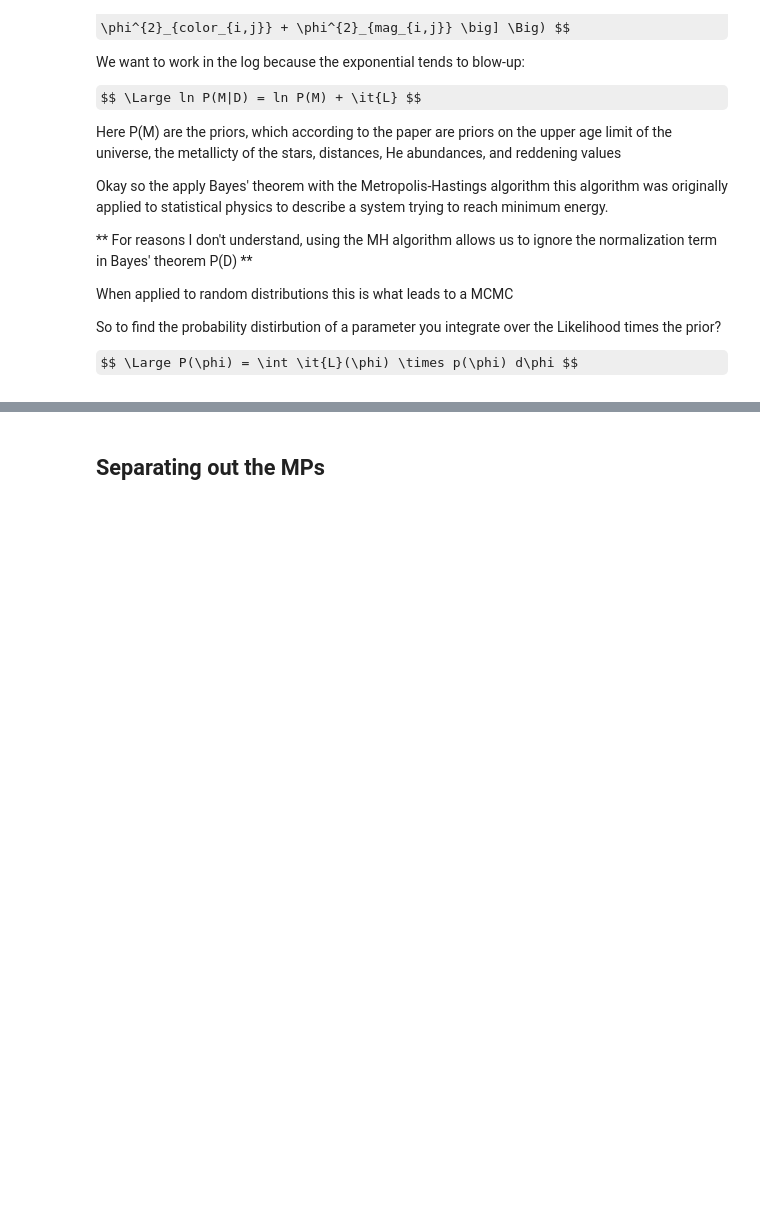
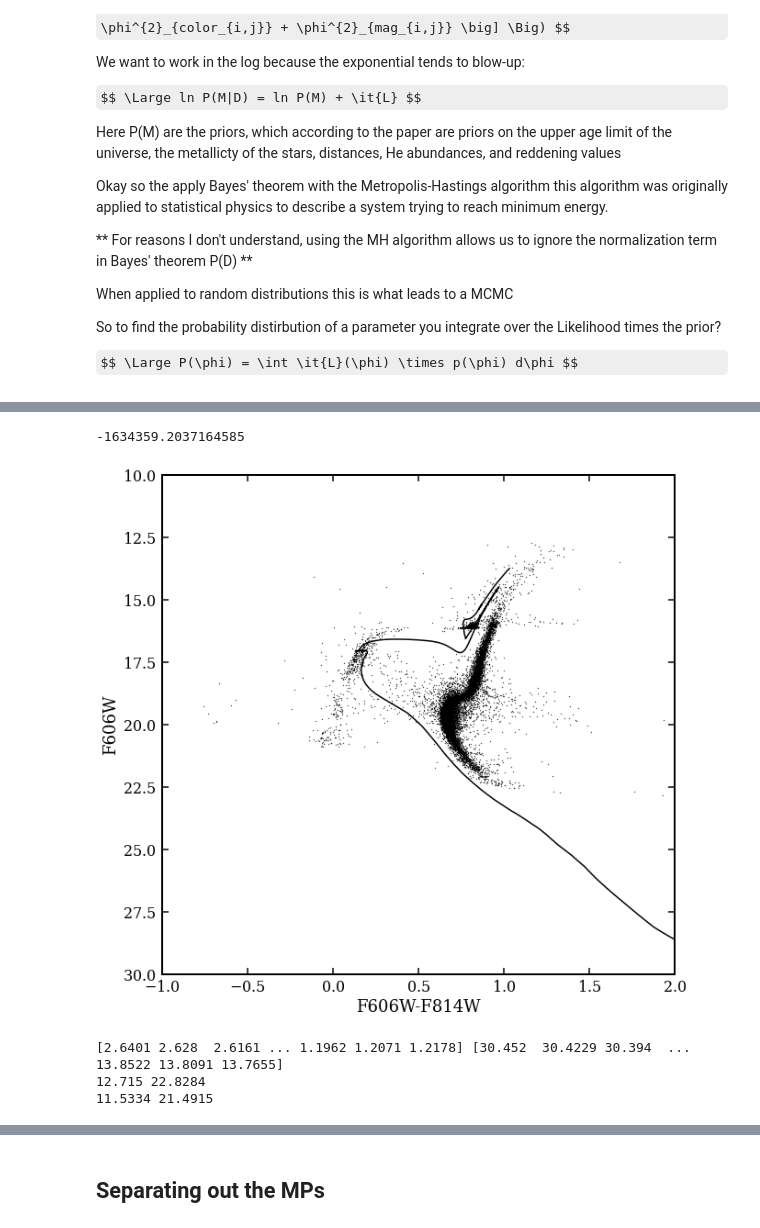
Before and after one commit to AndrewGraus/GC_project_code, a Jupyter notebook: Isochrone_tests.ipynb, the cells around one changed output, grey strips where cells are left out. Cells and saved outputs as stored; diff of their text form; code cells hidden in the pictures; some formulas as TeX source; blank space fills up the shorter version.

Commit message:
started some likelihood testing

```diff
--- a/Isochrone_tests.ipynb
+++ b/Isochrone_tests.ipynb
@@ -464,0 +568,6 @@ print(cmd_dist)
+# %%
+#Okay so I've computed the chi's here
+#technically the chi's include the error, but I'm assuming they're zero for this test
+
+Likelihood = -np.sum(np.array(chi_mag_list)**2+np.array(chi_color_list)**2)
+print(Likelihood)
@@ -464,0 +641,28 @@ print(cmd_dist)
+# %%
+print(Likelihood_max)
+
+fig1 = figure(1,(10,10))
+
+plt.plot(basti_color_final,basti_mag_final,color='k')
+
+plt.scatter(F606-F814,F606,color='k',s=0.1)
+#plt.plot(mist_f275w[mask_age]-mist_f814w[mask_age],mist_f275w[mask_age],color='k')
+#plt.xlim([0.4,1.2])
+#plt.ylim([22,15])
+
+plt.xlim([-1.0,2.0])
+plt.ylim([30,10])
+
+plt.xlabel('F606W-F814W')
+plt.ylabel('F606W')
+plt.show()
+
+print(iso_matrix[:,0],iso_matrix[:,1])
+print(np.min(F606),np.max(F606))
+print(np.min(F814),np.max(F814))
+# %% [output]
+-1634359.2037164585
+[figure, added]
+[2.6401 2.628  2.6161 ... 1.1962 1.2071 1.2178] [30.452  30.4229 30.394  ... 13.8522 13.8091 13.7655]
+12.715 22.8284
+11.5334 21.4915
```
Also changed, not shown: parts of 16 cells of this notebook.
